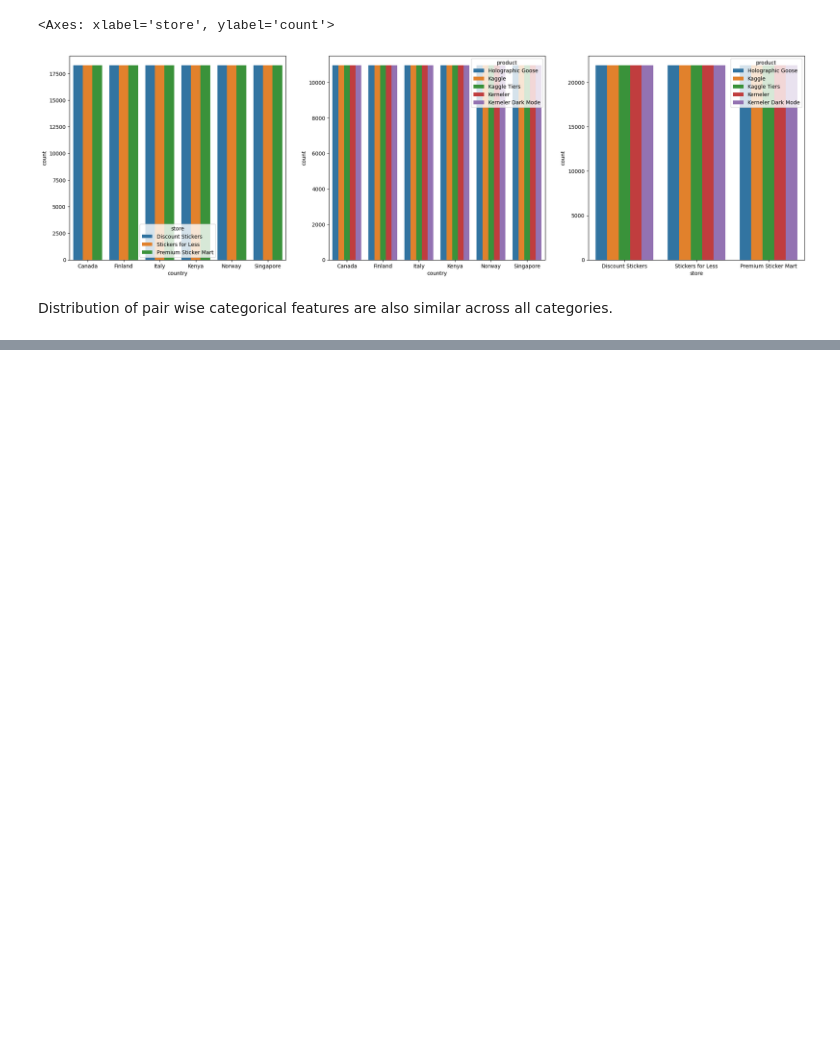
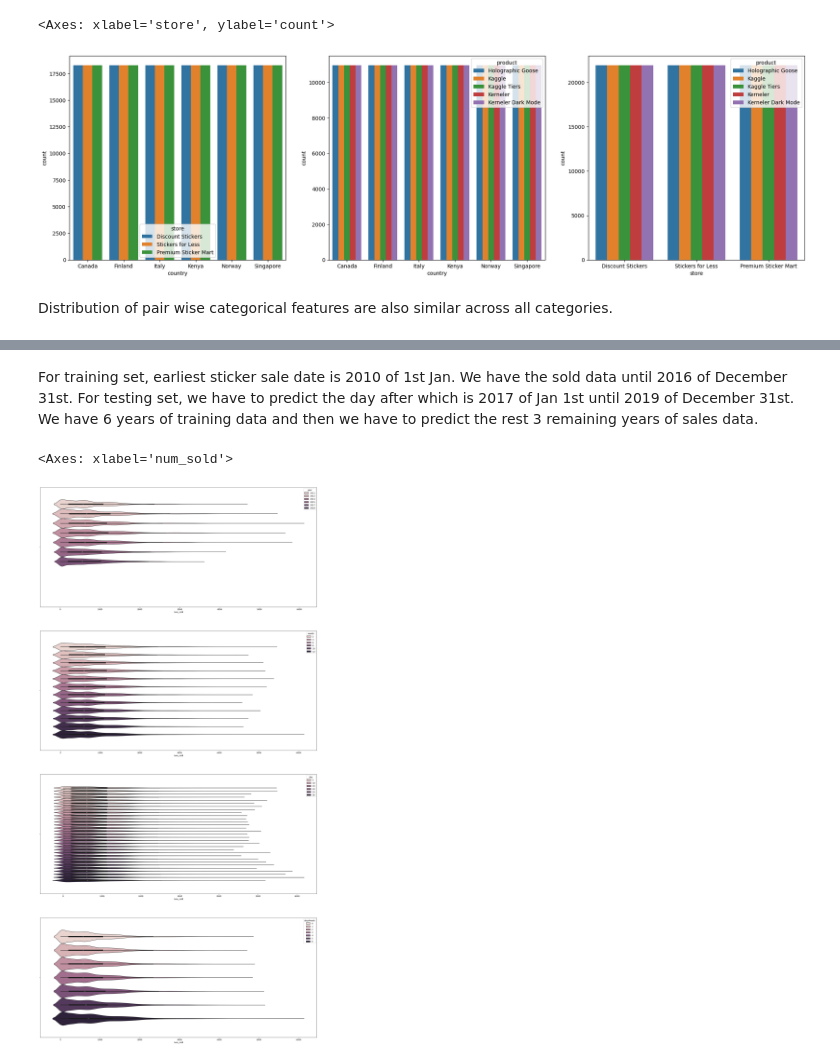
Before and after one commit to LoneCoder21/Kaggle-Notebooks, a Jupyter notebook: Regression/Forecasting Sticker Sales/eda.ipynb, the cells around one changed output, grey strips where cells are left out. Cells and saved outputs as stored; diff of their text form; code cells hidden in the pictures; blank space fills up the shorter version.

Commit message:
do more eda on date column + bivariate distrbutions

```diff
--- a/Regression/Forecasting Sticker Sales/eda.ipynb
+++ b/Regression/Forecasting Sticker Sales/eda.ipynb
@@ -95,3 +95,7 @@ sns.countplot(data, x="store", hue="product",ax=axs[2])
 [figure]
 # %% [markdown]
 Distribution of pair wise categorical features are also similar across all categories.
+# %%
+train["date"] = pd.to_datetime(train["date"])
+test["date"] = pd.to_datetime(test["date"])
+data["date"] = pd.to_datetime(data["date"])
@@ -97,0 +126,17 @@ Distribution of pair wise categorical features are also similar across all categ
+# %% [markdown]
+For training set, earliest sticker sale date is 2010 of 1st Jan. We have the sold data until 2016 of December 31st. For testing set, we have to predict the day after which is 2017 of Jan 1st until 2019 of December 31st. We have 6 years of training data and then we have to predict the rest 3 remaining years of sales data.
+# %%
+data["year"] = data["date"].dt.year
+data["month"] = data["date"].dt.month
+data["day"] = data["date"].dt.day
+data["dayofweek"] = data["date"].dt.dayofweek
+# %%
+fig, axs = plt.subplots(figsize=(25, 50), nrows=4)
+
+sns.violinplot(data,x=target_column,hue="year",ax=axs[0])
+sns.violinplot(data,x=target_column,hue="month",ax=axs[1])
+sns.violinplot(data,x=target_column,hue="day",ax=axs[2])
+sns.violinplot(data,x=target_column,hue="dayofweek",ax=axs[3])
+# %% [output]
+<Axes: xlabel='num_sold'>
+[figure, added]
```
Also changed, not shown: parts of 13 cells of this notebook.
